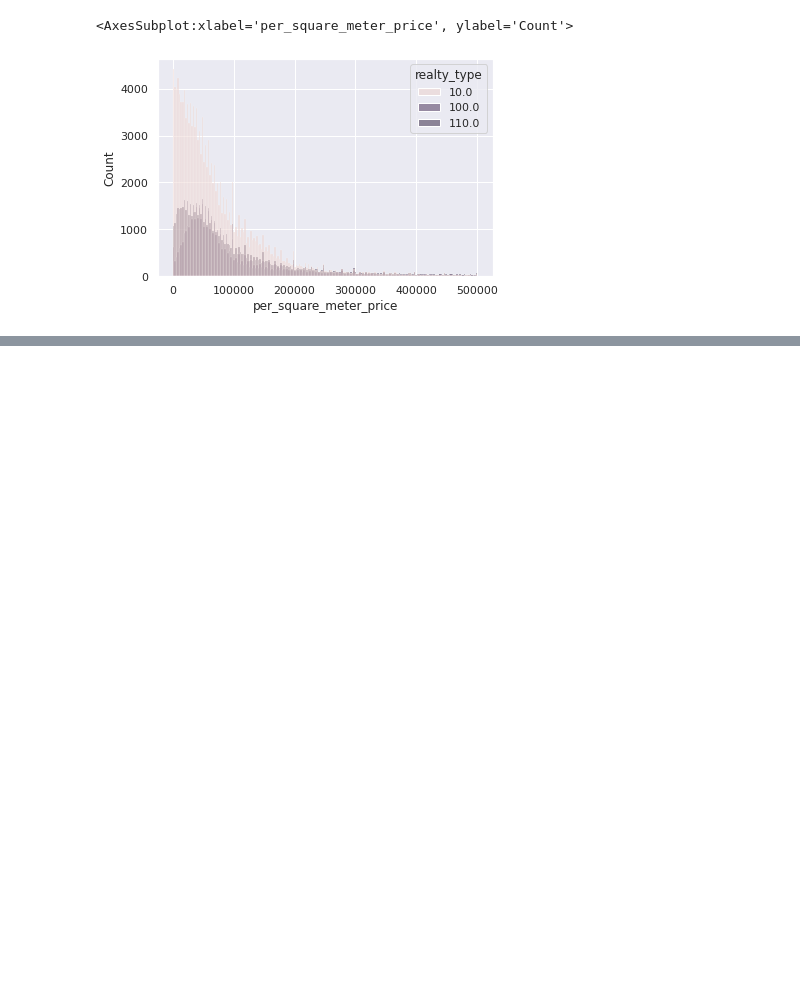
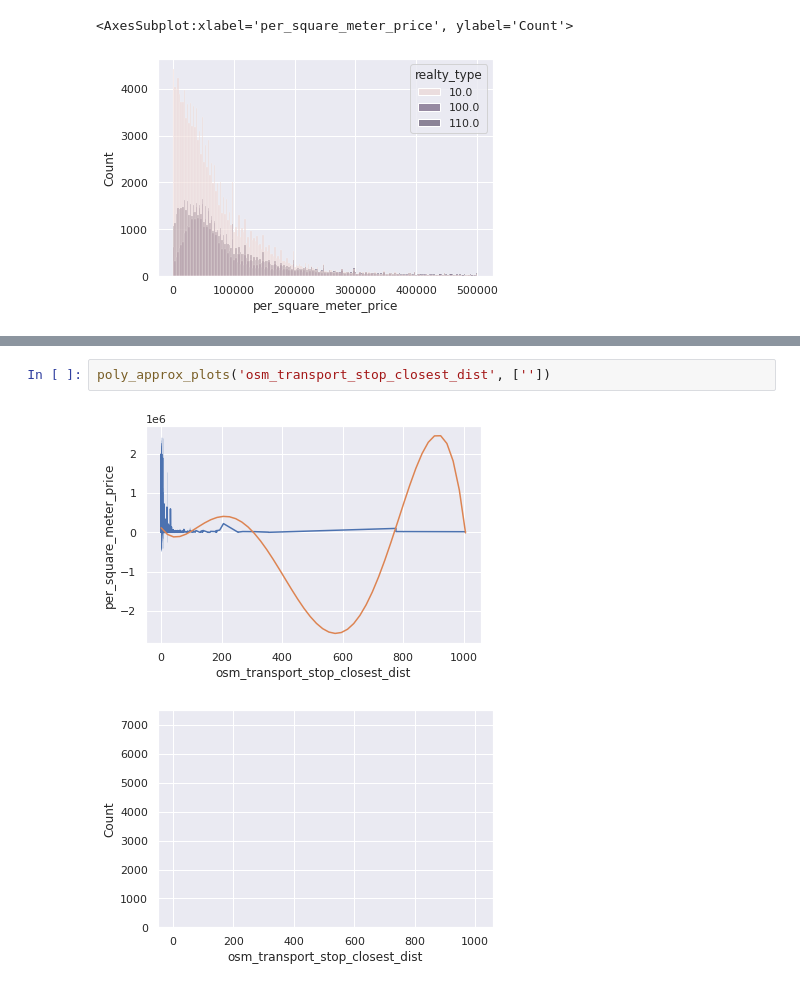
Before and after one commit to kirvlasenkov/raif, a Jupyter notebook: EDA.ipynb, the cells around one changed output, grey strips where cells are left out. Cells and saved outputs as stored; diff of their text form; blank space fills up the shorter version.

```diff
--- a/EDA.ipynb
+++ b/EDA.ipynb
@@ -38,0 +71,5 @@ for i in range(4):
+# %%
+poly_approx_plots('osm_transport_stop_closest_dist', [''])
+# %% [output]
+[figure, added]
+[figure, added]
```
Also changed, not shown: parts of 8 cells of this notebook, 3 other files.
